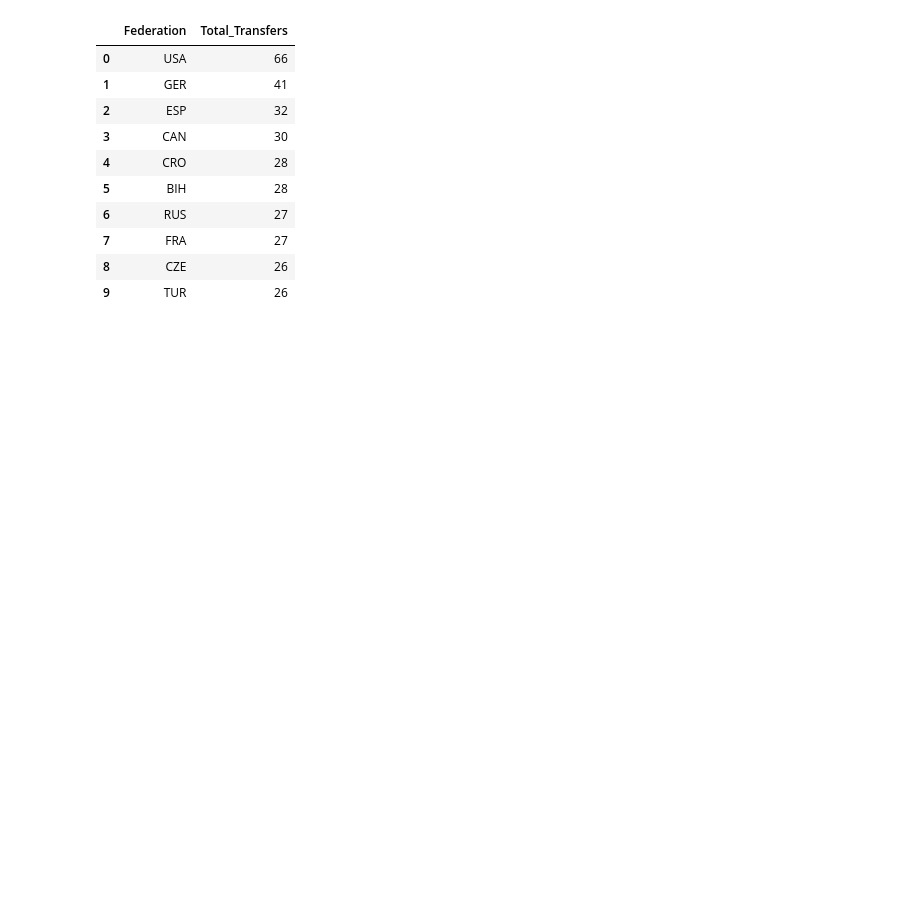
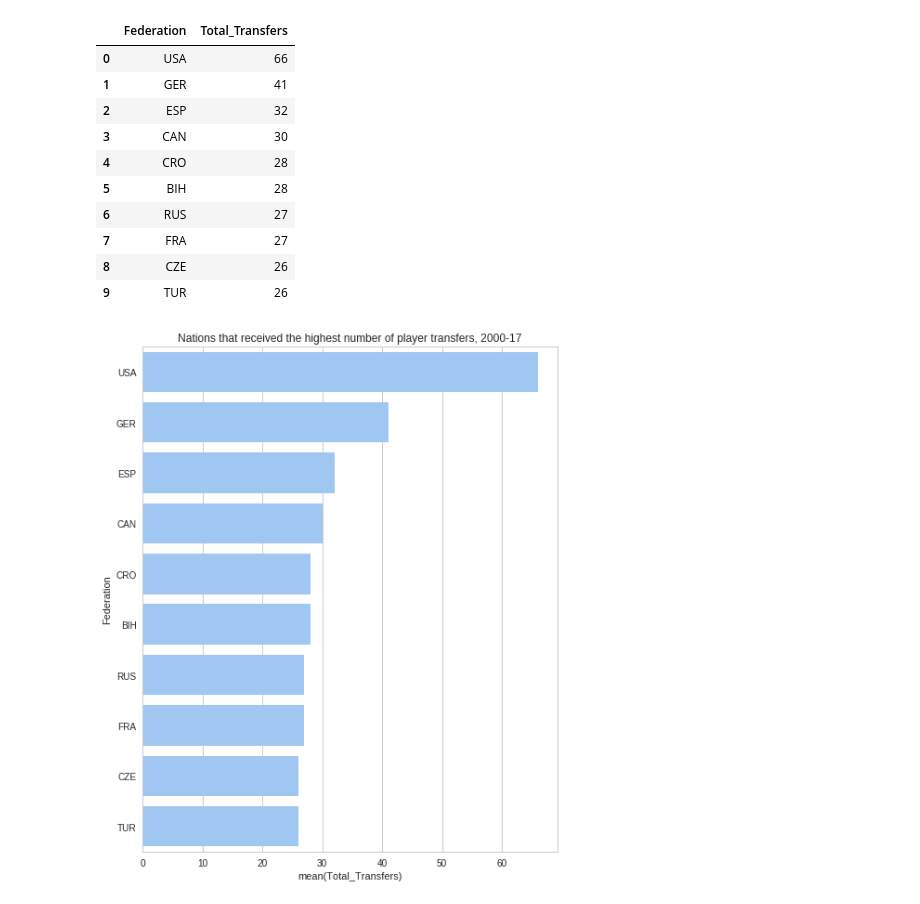
Before and after one commit to bloominstituteoftechnology/DS-Sprint-02-Storytelling-With-Data, a Jupyter notebook: module3-make-explanatory-visualizations/LS_DS_123_Make_explanatory_visualizations.ipynb, the cells around one changed output. Cells and saved outputs as stored; diff of their text form; code cells hidden in the pictures; blank space fills up the shorter version.

```diff
--- a/module3-make-explanatory-visualizations/LS_DS_123_Make_explanatory_visualizations.ipynb
+++ b/module3-make-explanatory-visualizations/LS_DS_123_Make_explanatory_visualizations.ipynb
@@ -188,3 +188,27 @@ sorted_top_ten_transfers.head(10)
 | 7 | FRA | 27 |
 | 8 | CZE | 26 |
 | 9 | TUR | 26 |
+# %%
+inverse_top_ten = sorted_top_ten_transfers.reindex(index=sorted_top_ten_transfers.index[::-1])
+# %%
+import seaborn as sns
+
+title= 'Nations that received the highest number of player transfers, 2000-17'
+
+sns.set(style="whitegrid")
+
+figure, ax = plt.subplots(figsize=(8, 10))
+
+sns.set_color_codes("pastel")
+
+# seaborn removed my inverse sort. Inverse sort shows in pandas plots, but I'm
+# going to assume it sorts from least to most built-in
+# order allows us to plot as desired
+
+sns.barplot(x="Total_Transfers", y="Federation", data=inverse_top_ten,
+            color="b", order=["USA", "GER", "ESP", "CAN", "CRO",
+  "BIH", "RUS", "FRA", "CZE", "TUR"]).set_title(title);
+
+# TODO : split the incorrect original data and plot alongside to compare
+# %% [output]
+[figure, added]
```
